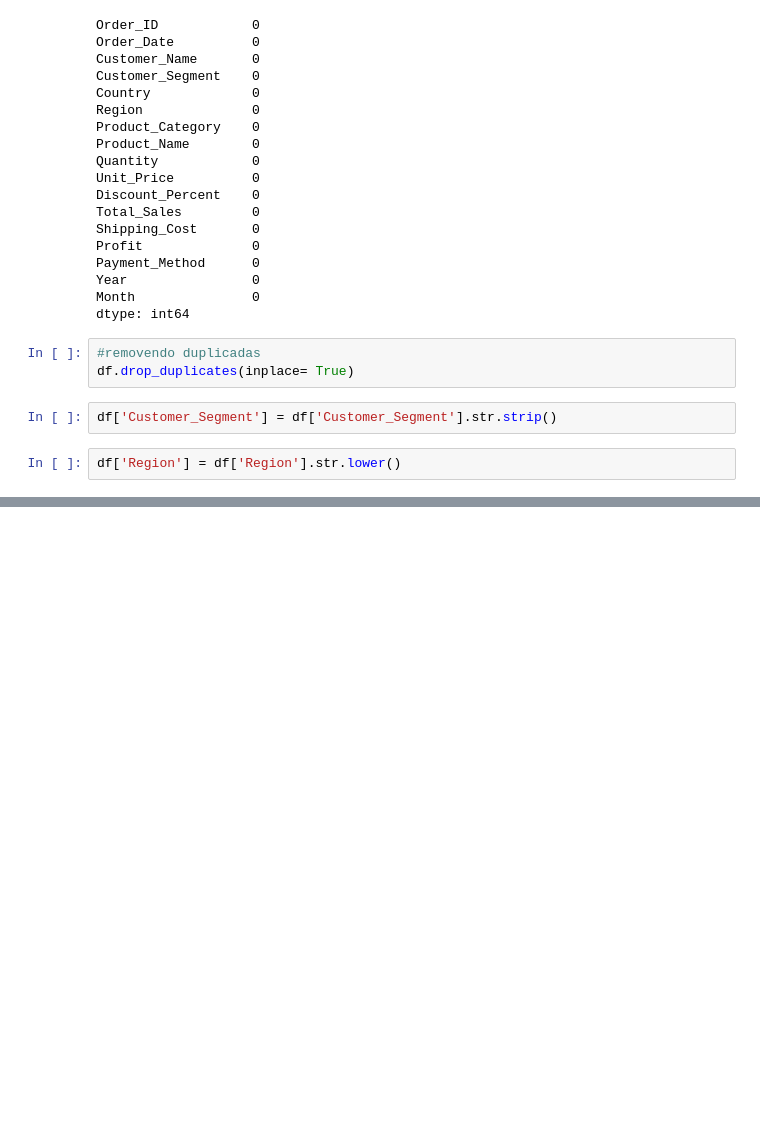
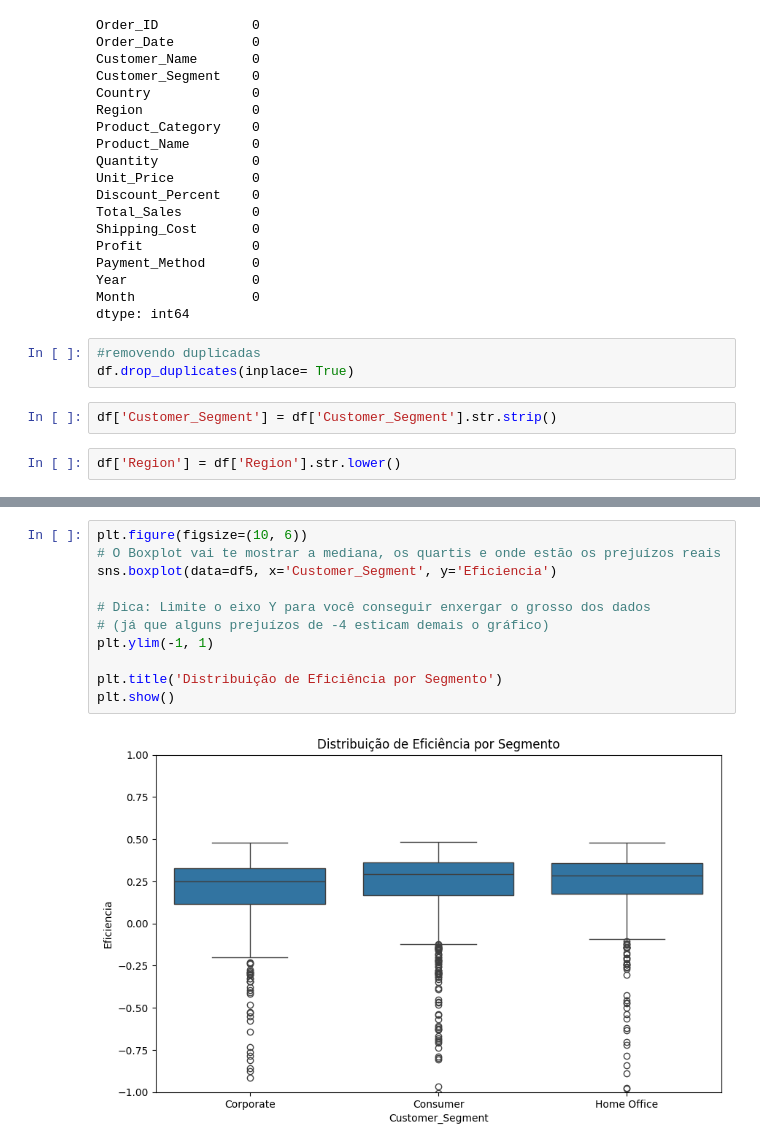
Before and after one commit to IuryFranca15/E-commerce_database, a Jupyter notebook: e-commerce.ipynb, the cells around one changed output, grey strips where cells are left out. Saved outputs shown, nothing was run; the diff lists cells and outputs as text; blank space fills up the shorter version.

```diff
--- a/e-commerce.ipynb
+++ b/e-commerce.ipynb
@@ -44,0 +122,13 @@ df['Region'] = df['Region'].str.lower()
+# %%
+plt.figure(figsize=(10, 6))
+# O Boxplot vai te mostrar a mediana, os quartis e onde estão os prejuízos reais
+sns.boxplot(data=df5, x='Customer_Segment', y='Eficiencia')
+
+# Dica: Limite o eixo Y para você conseguir enxergar o grosso dos dados
+# (já que alguns prejuízos de -4 esticam demais o gráfico)
+plt.ylim(-1, 1)
+
+plt.title('Distribuição de Eficiência por Segmento')
+plt.show()
+# %% [output]
+[figure, added]
```
Also changed, not shown: parts of 9 cells of this notebook.
